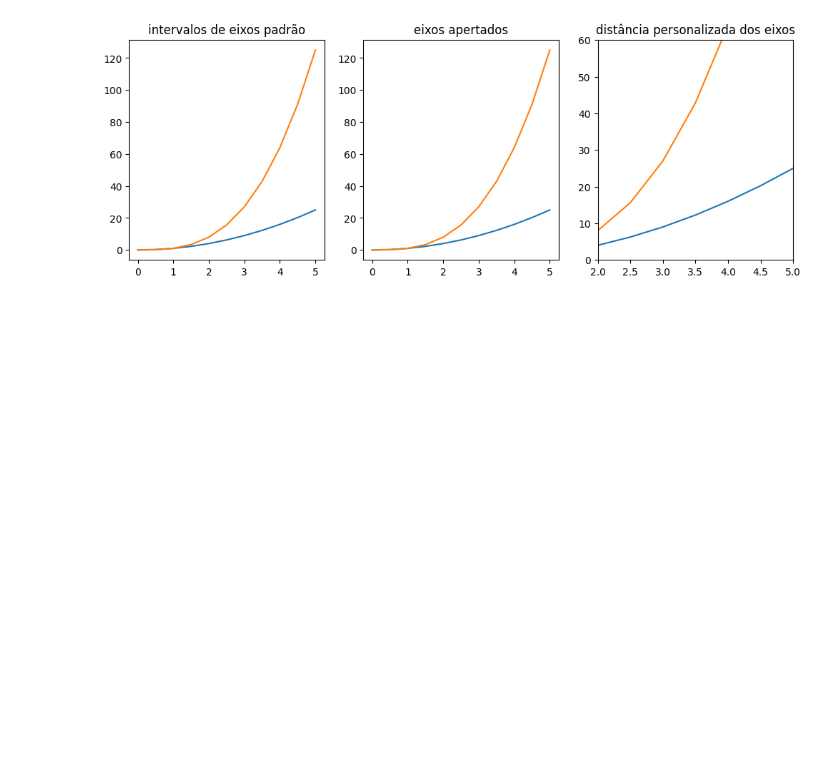
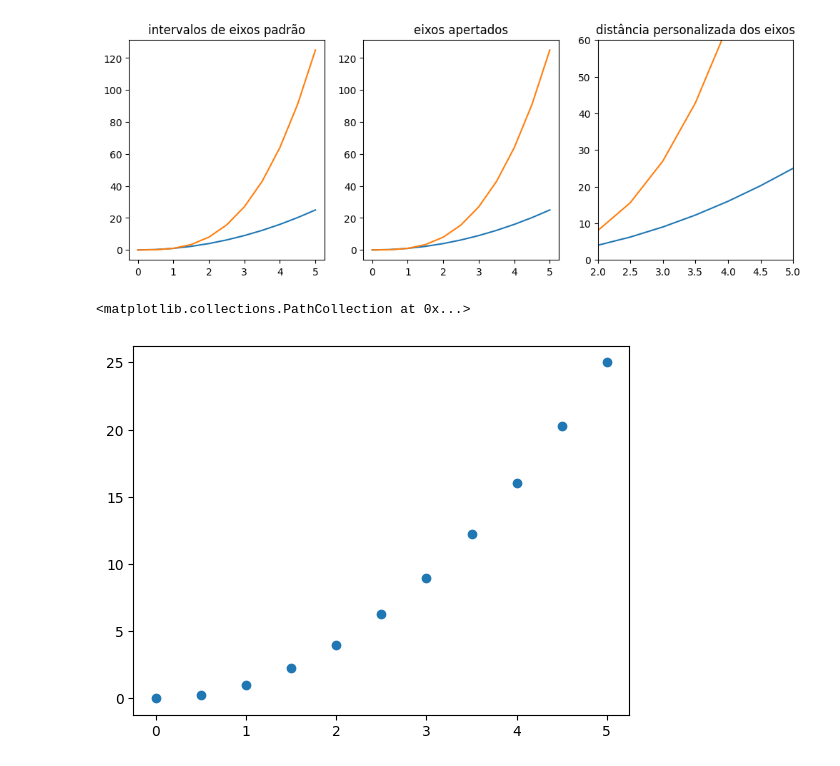
Before and after one commit to ludiemert/Data_Visualization_Matplotlib, a Jupyter notebook: Matplotlib.ipynb, the cells around one changed output. Saved outputs shown, nothing was run; the diff lists cells and outputs as text; code cells hidden in the pictures; blank space fills up the shorter version.

Commit message:
add new grafic pontos

```diff
--- a/Matplotlib.ipynb
+++ b/Matplotlib.ipynb
@@ -428,3 +428,10 @@ axes[2].set_title("distância personalizada dos eixos");
 [figure]
 # %%
 # Plots especiais
+
+# grafico de pontos
+
+plt.scatter(x, y)
+# %% [output]
+<matplotlib.collections.PathCollection at 0x...>
+[figure, added]
```
Also changed, not shown: 1 other file.
